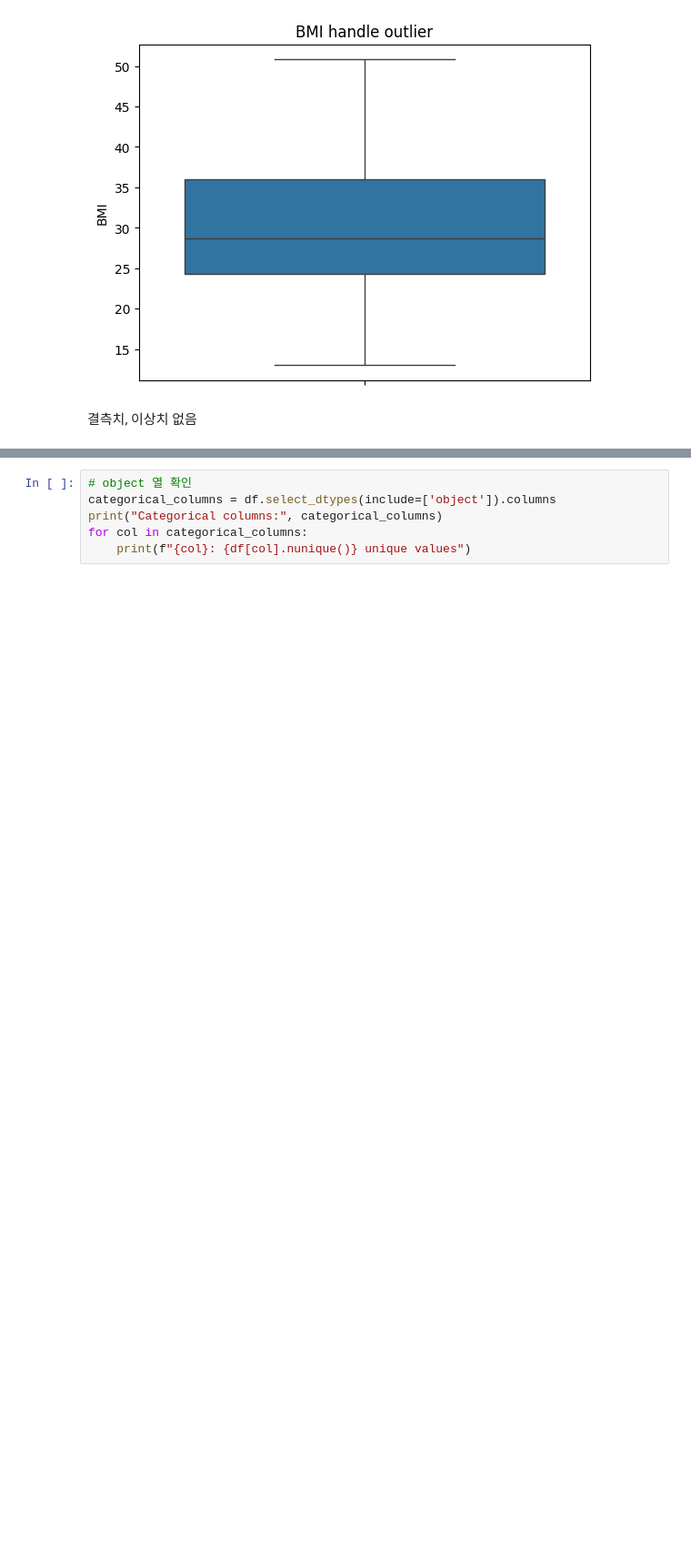
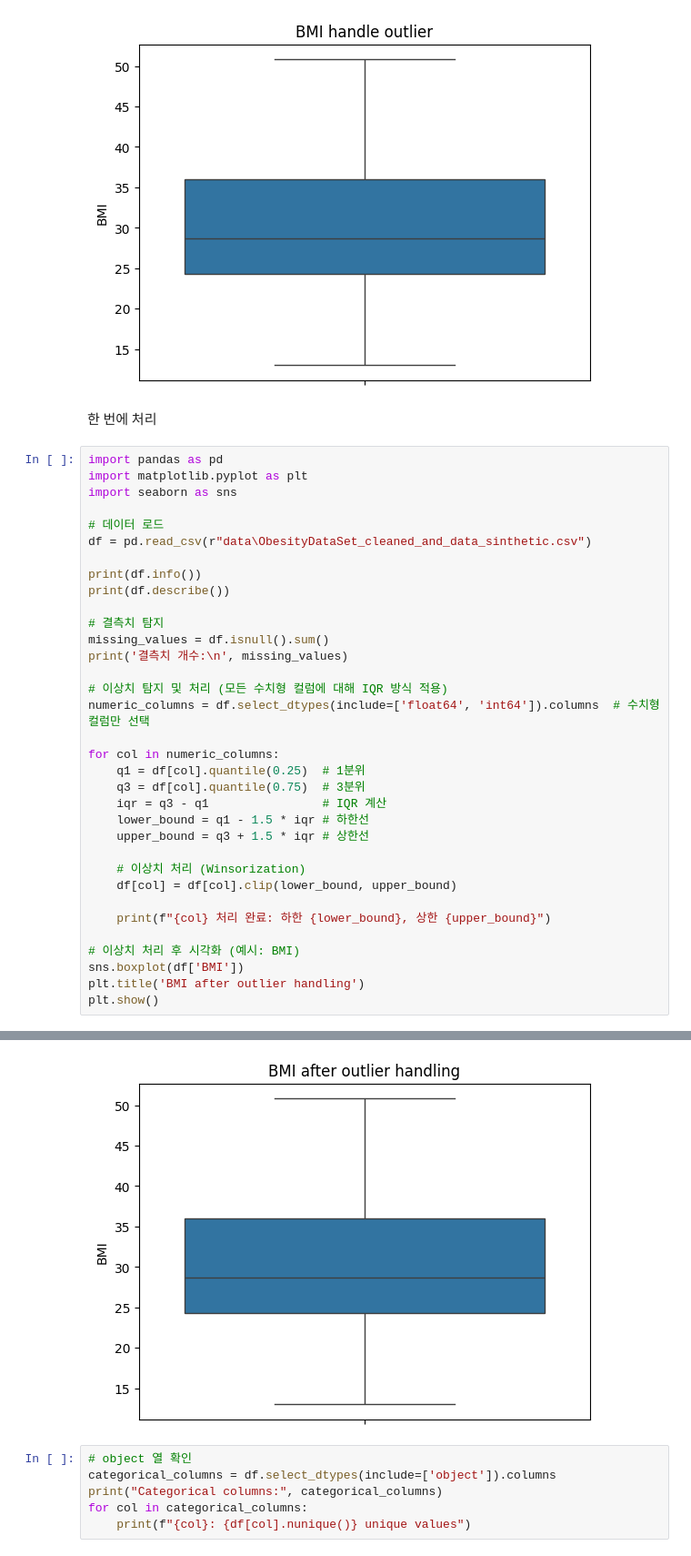
Before and after one commit to ToleranceKim/learning-data-science, a Jupyter notebook: ADP/기출연습/ADP_31_1.ipynb, the cells around one changed output, grey strips where cells are left out. Shown: that part at 91% size. Cells and saved outputs as stored; diff of their text form; blank space fills up the shorter version.

```diff
--- a/ADP/training/ADP_31.ipynb
+++ b/ADP/기출연습/ADP_31_1.ipynb
@@ -94,5 +94,40 @@ BMI                               0
 dtype: int64
 [figure]
 [figure]
-# %% [markdown]
-결측치, 이상치 없음
+# %% [markdown]
+한 번에 처리
+# %%
+import pandas as pd
+import matplotlib.pyplot as plt
+import seaborn as sns
+
+# 데이터 로드
+df = pd.read_csv(r"data\ObesityDataSet_cleaned_and_data_sinthetic.csv")
+
+print(df.info())
+print(df.describe())
+
+# 결측치 탐지
+missing_values = df.isnull().sum()
+print('결측치 개수:\n', missing_values)
+
+# 이상치 탐지 및 처리 (모든 수치형 컬럼에 대해 IQR 방식 적용)
+numeric_columns = df.select_dtypes(include=['float64', 'int64']).columns  # 수치형 컬럼만 선택
+
+for col in numeric_columns:
+    q1 = df[col].quantile(0.25)  # 1분위
+    q3 = df[col].quantile(0.75)  # 3분위
+    iqr = q3 - q1                # IQR 계산
+    lower_bound = q1 - 1.5 * iqr # 하한선
+    upper_bound = q3 + 1.5 * iqr # 상한선
+
+    # 이상치 처리 (Winsorization)
+    df[col] = df[col].clip(lower_bound, upper_bound)
+
+    print(f"{col} 처리 완료: 하한 {lower_bound}, 상한 {upper_bound}")
+
+# 이상치 처리 후 시각화 (예시: BMI)
+sns.boxplot(df['BMI'])
+plt.title('BMI after outlier handling')
+plt.show()
+# %% [output]
@@ -99,3 +151,4 @@ dtype: int64
+[figure, added]
 # %%
 # object 열 확인
 categorical_columns = df.select_dtypes(include=['object']).columns
```
Also changed, not shown: parts of 4 cells of this notebook, 8 other files.
